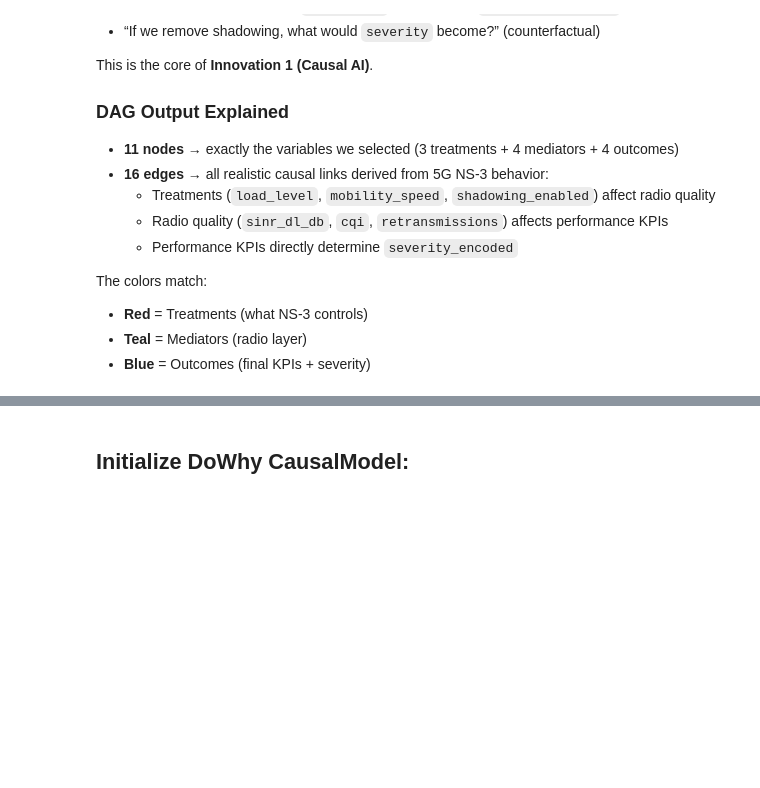
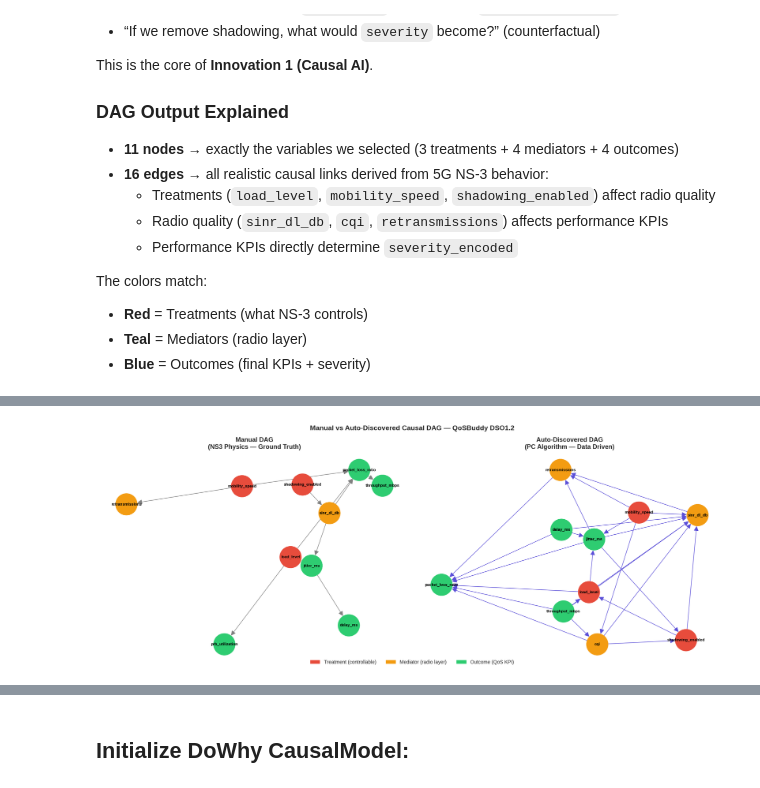
Before and after one commit to khairovic/QosBuddy-, a Jupyter notebook: CasualAI/casualAI.ipynb, the cells around one changed output, grey strips where cells are left out. Drawn from its saved outputs; the diff is of its cells as text; code cells hidden in the pictures; blank space fills up the shorter version.

```diff
--- a/CasualAI/casualAI.ipynb
+++ b/CasualAI/casualAI.ipynb
@@ -306,0 +506,64 @@ The colors match:
+# %%
+# ── Cell: Side-by-Side Visual Comparison ─────────────────────────────
+import networkx as nx
+
+fig, axes = plt.subplots(1, 2, figsize=(18, 7))
+
+# Manual DAG
+G_manual = nx.DiGraph()
+G_manual.add_edges_from(manual_edges)
+pos_manual = nx.spring_layout(G_manual, seed=42)
+node_colors_manual = []
+for node in G_manual.nodes():
+    if node in ['load_level','mobility_speed','shadowing_enabled']:
+        node_colors_manual.append('#E74C3C')   # red = treatment
+    elif node in ['sinr_dl_db','cqi','retransmissions']:
+        node_colors_manual.append('#F39C12')   # orange = mediator
+    else:
+        node_colors_manual.append('#2ECC71')   # green = outcome
+
+nx.draw(G_manual, pos_manual, ax=axes[0],
+        with_labels=True, node_color=node_colors_manual,
+        node_size=2000, font_size=8, font_weight='bold',
+        arrows=True, edge_color='gray', arrowsize=20)
+axes[0].set_title('Manual DAG\n(NS3 Physics — Ground Truth)',
+                   fontweight='bold', fontsize=13)
+
+# PC Auto DAG
+G_auto = nx.DiGraph()
+G_auto.add_edges_from(pc_edges)
+# Add all nodes so isolated ones still appear
+for label in labels:
+    G_auto.add_node(label)
+pos_auto = nx.spring_layout(G_auto, seed=42)
+node_colors_auto = []
+for node in G_auto.nodes():
+    if node in ['load_level','mobility_speed','shadowing_enabled']:
+        node_colors_auto.append('#E74C3C')
+    elif node in ['sinr_dl_db','cqi','retransmissions']:
+        node_colors_auto.append('#F39C12')
+    else:
+        node_colors_auto.append('#2ECC71')
+
+nx.draw(G_auto, pos_auto, ax=axes[1],
+        with_labels=True, node_color=node_colors_auto,
+        node_size=2000, font_size=8, font_weight='bold',
+        arrows=True, edge_color='#5B4FD8', arrowsize=20)
+axes[1].set_title('Auto-Discovered DAG\n(PC Algorithm — Data Driven)',
+                   fontweight='bold', fontsize=13)
+
+# Legend
+from matplotlib.patches import Patch
+legend = [
+    Patch(color='#E74C3C', label='Treatment (controllable)'),
+    Patch(color='#F39C12', label='Mediator (radio layer)'),
+    Patch(color='#2ECC71', label='Outcome (QoS KPI)'),
+]
+fig.legend(handles=legend, loc='lower center', ncol=3, fontsize=10)
+plt.suptitle('Manual vs Auto-Discovered Causal DAG — QoSBuddy DSO1.2',
+             fontsize=14, fontweight='bold')
+plt.tight_layout()
+plt.savefig('dag_comparison.png', dpi=200, bbox_inches='tight')
+plt.show()
+# %% [output]
+[figure, added]
```
Also changed, not shown: parts of 19 cells of this notebook.
